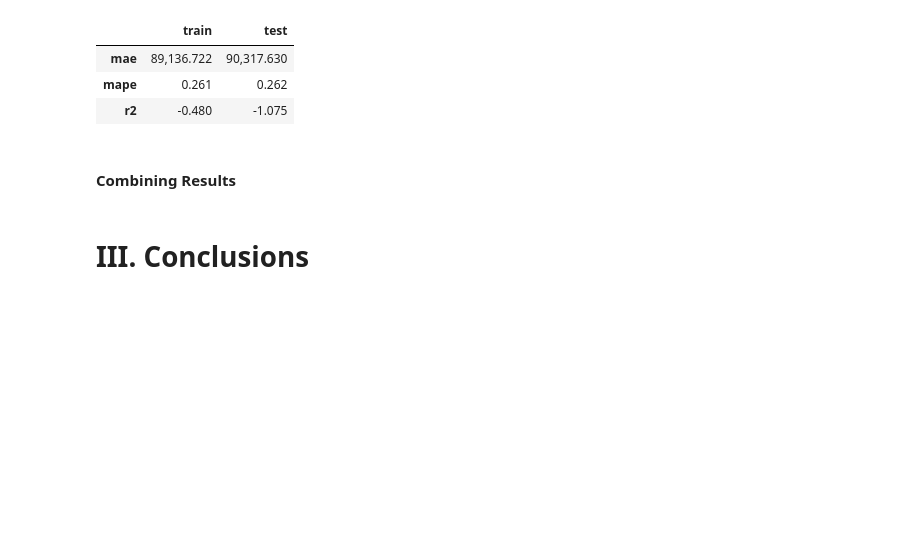
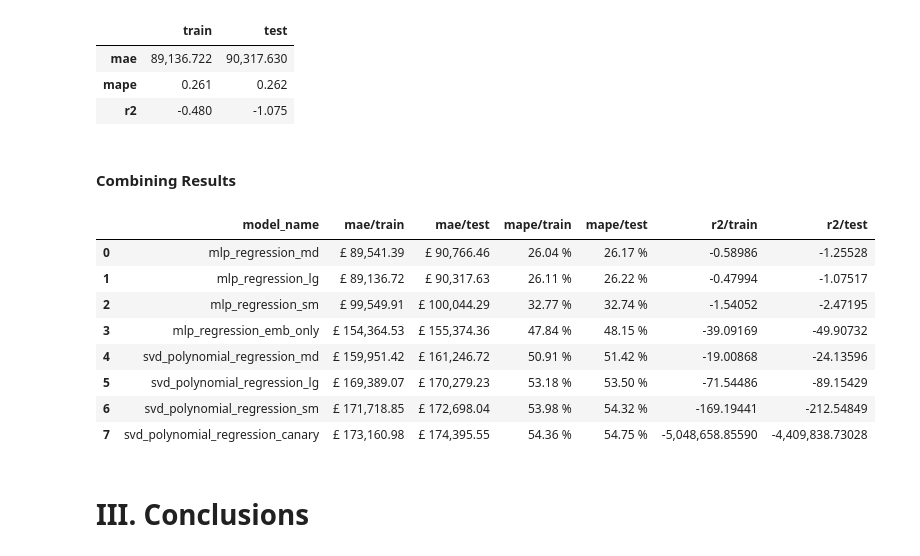
Before and after one commit to hudsonmendes/uolondon-cm3005-dsc, a Jupyter notebook: report.ipynb, the cells around one changed output. Saved outputs shown, nothing was run; the diff lists cells and outputs as text; code cells hidden in the pictures; blank space fills up the shorter version.

```diff
--- a/report.ipynb
+++ b/report.ipynb
@@ -1913,3 +1949,41 @@ df_results
+# %%
+def collate_results_and_params(dir: pathlib.Path) -> pd.DataFrame:
+    results = []
+    for filepath in dir.glob("**/best-metrics.csv"):
+        result_item = {"model_name": filepath.parent.name}
+        df_metrics = pd.read_csv(filepath)
+        df_metrics = df_metrics.set_index(df_metrics.columns[0]).transpose()
+        for metric_name in df_metrics.columns:
+            result_item[f"{metric_name}/train"] = df_metrics[metric_name]["train"]
+            result_item[f"{metric_name}/test"] = df_metrics[metric_name]["test"]
+        results.append(result_item)
+    results_df = pd.DataFrame(results)
+    results_df = results_df.sort_values(by=["mape/train", "mape/test"], ascending=[True, True])
+    results_df = results_df.reset_index(drop=True)
+    formatters = {
+        "r2": lambda x: f"{x:,.5f}",
+        "mape": lambda x: f"{x*100.:.2f} %",
+        "default": lambda x: f"£ {x:,.2f}",
+    }
+    for metric_split in results_df.columns:
+        if metric_split.endswith("/train") or metric_split.endswith("/test"):
+            metric, _ = metric_split.split("/")
+            formatter = formatters.get(metric, formatters["default"])
+            results_df[metric_split] = results_df[metric_split].apply(formatter)
+    return results_df
+
+
+collate_results_and_params(dir=results_dir)
+# %% [output]
+|  | model_name | mae/train | mae/test | mape/train | mape/test | r2/train | r2/test |
+| 0 | mlp_regression_md | £ 89,541.39 | £ 90,766.46 | 26.04 % | 26.17 % | -0.58986 | -1.25528 |
+| 1 | mlp_regression_lg | £ 89,136.72 | £ 90,317.63 | 26.11 % | 26.22 % | -0.47994 | -1.07517 |
+| 2 | mlp_regression_sm | £ 99,549.91 | £ 100,044.29 | 32.77 % | 32.74 % | -1.54052 | -2.47195 |
+| 3 | mlp_regression_emb_only | £ 154,364.53 | £ 155,374.36 | 47.84 % | 48.15 % | -39.09169 | -49.90732 |
+| 4 | svd_polynomial_regression_md | £ 159,951.42 | £ 161,246.72 | 50.91 % | 51.42 % | -19.00868 | -24.13596 |
+| 5 | svd_polynomial_regression_lg | £ 169,389.07 | £ 170,279.23 | 53.18 % | 53.50 % | -71.54486 | -89.15429 |
+| 6 | svd_polynomial_regression_sm | £ 171,718.85 | £ 172,698.04 | 53.98 % | 54.32 % | -169.19441 | -212.54849 |
+| 7 | svd_polynomial_regression_canary | £ 173,160.98 | £ 174,395.55 | 54.36 % | 54.75 % | -5,048,658.85590 | -4,409,838.73028 |
 # %% [markdown]
 # III. Conclusions
 # %% [markdown]
```
Also changed, not shown: parts of 7 cells of this notebook.
